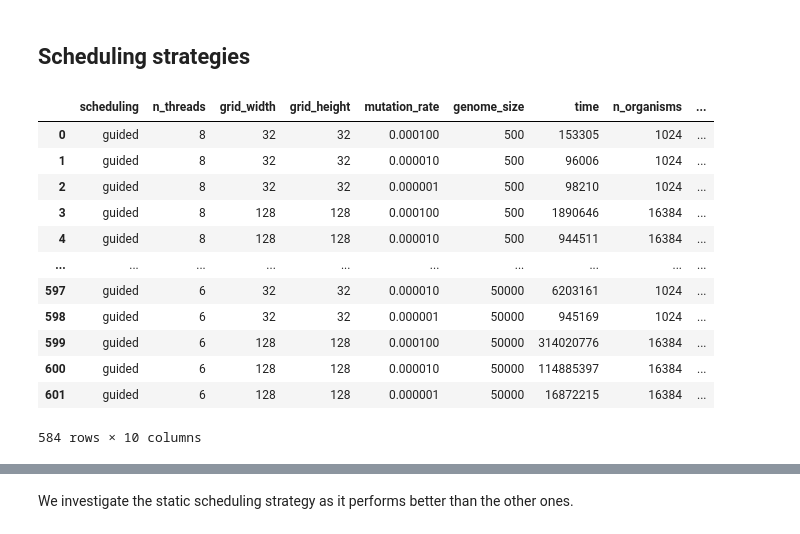
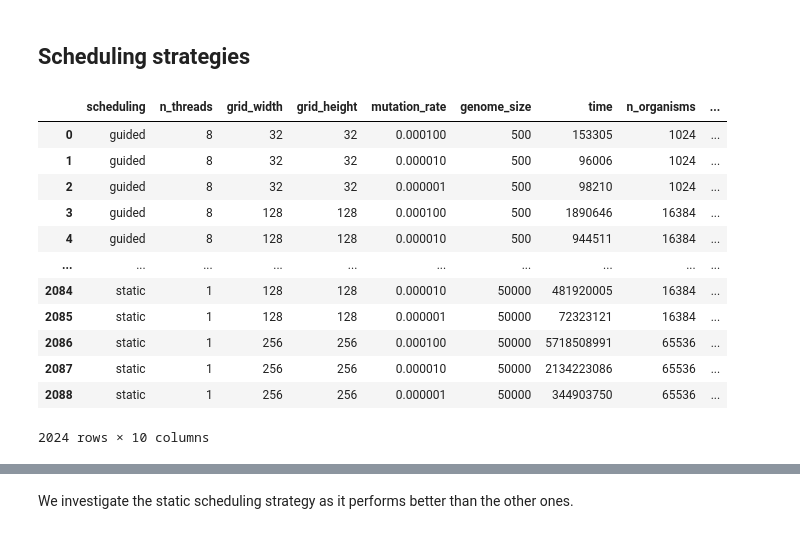
Before and after one commit to teobouvard/aevol-hpc, a Jupyter notebook: report/analysis.ipynb, the cells around one changed output, grey strips where cells are left out. Drawn from its saved outputs; the diff is of its cells as text; code cells hidden in the pictures.

```diff
--- a/report/analysis.ipynb
+++ b/report/analysis.ipynb
@@ -13,27 +13,27 @@ from line_annotation import line_annotate
 ## Scheduling strategies
 # %%
 N_EPOCHS = 1000
-df = pd.read_csv('../benchmarks/results_scheduling_bak.csv')
+df = pd.read_csv('../benchmarks/results_scheduling.csv')
 df['n_organisms'] = df['grid_width'] * df['grid_height']
 # remove rows not fitting in RAM
 df = df[(df['n_organisms'] != 512*512) | (df['genome_size'] != 50000)]
 df["n_genes"] = df["n_organisms"] * df["genome_size"]
 df['time_per_epoch'] = df['time'] / N_EPOCHS
 df
 # %% [output]
 |  | scheduling | n_threads | grid_width | grid_height | mutation_rate | genome_size | time | n_organisms | ... |
 | 0 | guided | 8 | 32 | 32 | 0.000100 | 500 | 153305 | 1024 | ... |
 | 1 | guided | 8 | 32 | 32 | 0.000010 | 500 | 96006 | 1024 | ... |
 | 2 | guided | 8 | 32 | 32 | 0.000001 | 500 | 98210 | 1024 | ... |
 | 3 | guided | 8 | 128 | 128 | 0.000100 | 500 | 1890646 | 16384 | ... |
 | 4 | guided | 8 | 128 | 128 | 0.000010 | 500 | 944511 | 16384 | ... |
 | ... | ... | ... | ... | ... | ... | ... | ... | ... | ... |
-| 597 | guided | 6 | 32 | 32 | 0.000010 | 50000 | 6203161 | 1024 | ... |
-| 598 | guided | 6 | 32 | 32 | 0.000001 | 50000 | 945169 | 1024 | ... |
-| 599 | guided | 6 | 128 | 128 | 0.000100 | 50000 | 314020776 | 16384 | ... |
-| 600 | guided | 6 | 128 | 128 | 0.000010 | 50000 | 114885397 | 16384 | ... |
-| 601 | guided | 6 | 128 | 128 | 0.000001 | 50000 | 16872215 | 16384 | ... |
+| 2084 | static | 1 | 128 | 128 | 0.000010 | 50000 | 481920005 | 16384 | ... |
+| 2085 | static | 1 | 128 | 128 | 0.000001 | 50000 | 72323121 | 16384 | ... |
+| 2086 | static | 1 | 256 | 256 | 0.000100 | 50000 | 5718508991 | 65536 | ... |
+| 2087 | static | 1 | 256 | 256 | 0.000010 | 50000 | 2134223086 | 65536 | ... |
+| 2088 | static | 1 | 256 | 256 | 0.000001 | 50000 | 344903750 | 65536 | ... |
-584 rows × 10 columns
+2024 rows × 10 columns
 # %%
 flierprops = dict(marker='+')
 fig = sns.catplot(data=df, x="n_genes", y="time_per_epoch", hue="scheduling", col="n_threads", palette="flare", kind="box")
```
Also changed, not shown: parts of 2 cells of this notebook, 14 other files.
